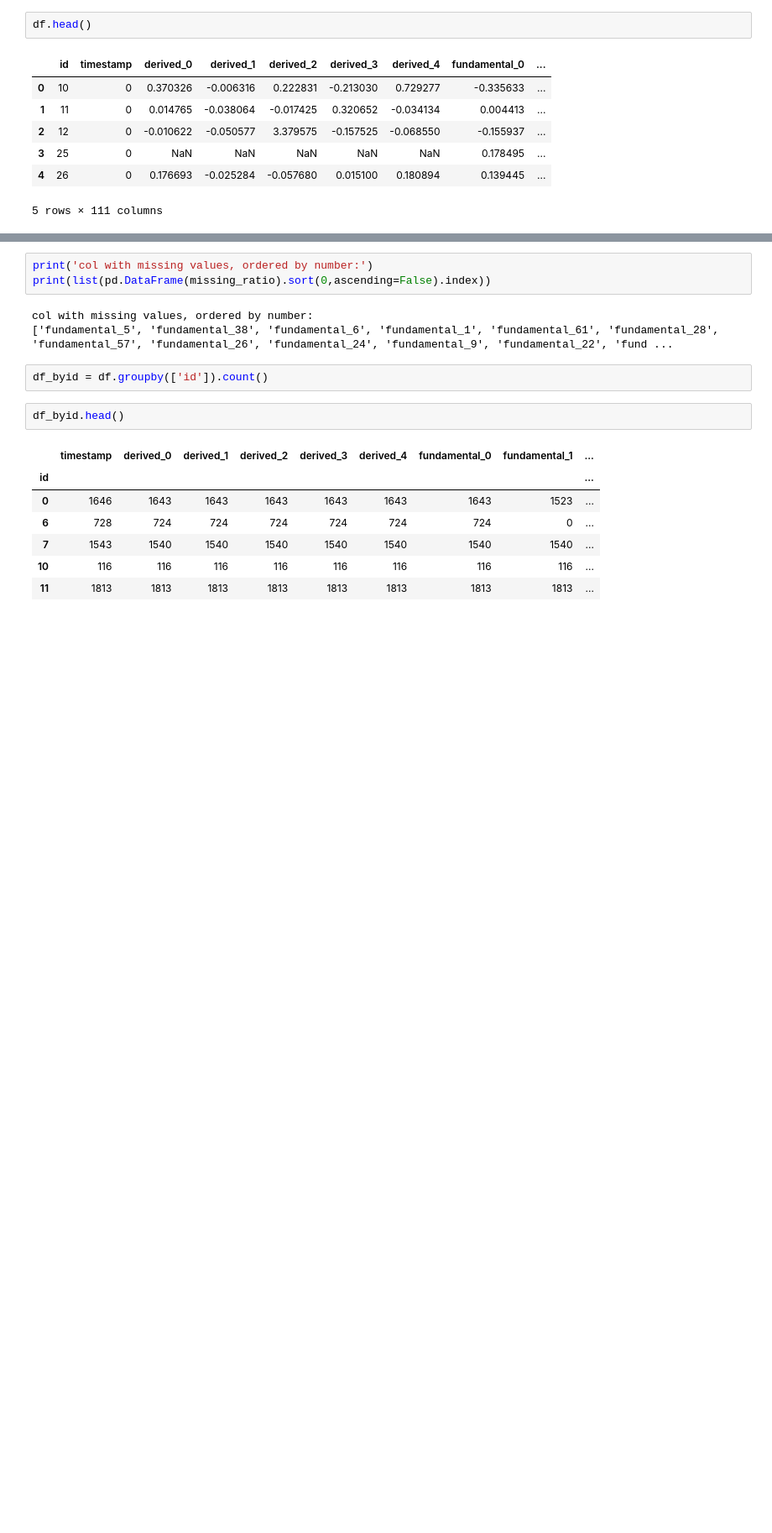
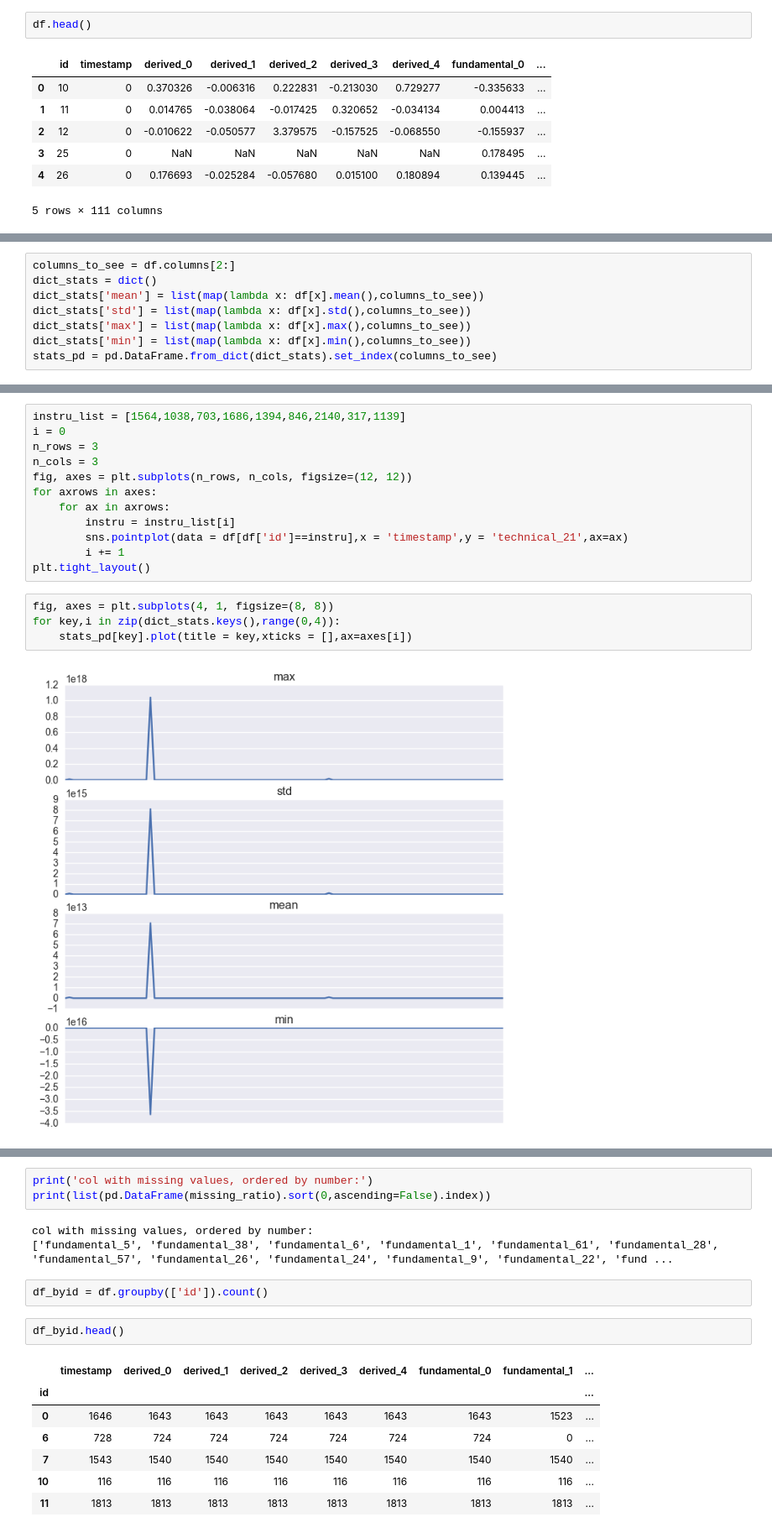
Before and after one commit to MiyainNYC/two-sigma-data-challenge, a Jupyter notebook: raw_script.ipynb, the cells around one changed output, grey strips where cells are left out. Shown at 84% size. Saved outputs shown, nothing was run; the diff lists cells and outputs as text; blank space fills up the shorter version.

```diff
--- a/raw_script.ipynb
+++ b/raw_script.ipynb
@@ -50,0 +41,8 @@ pd.DataFrame(missing_ratio).plot(kind = 'bar',rot = 130,figsize = (12,4),fontsiz
+# %%
+columns_to_see = df.columns[2:]
+dict_stats = dict()
+dict_stats['mean'] = list(map(lambda x: df[x].mean(),columns_to_see))
+dict_stats['std'] = list(map(lambda x: df[x].std(),columns_to_see))
+dict_stats['max'] = list(map(lambda x: df[x].max(),columns_to_see))
+dict_stats['min'] = list(map(lambda x: df[x].min(),columns_to_see))
+stats_pd = pd.DataFrame.from_dict(dict_stats).set_index(columns_to_see)
@@ -50,0 +122,18 @@ pd.DataFrame(missing_ratio).plot(kind = 'bar',rot = 130,figsize = (12,4),fontsiz
+# %%
+instru_list = [1564,1038,703,1686,1394,846,2140,317,1139]
+i = 0
+n_rows = 3
+n_cols = 3
+fig, axes = plt.subplots(n_rows, n_cols, figsize=(12, 12))
+for axrows in axes:
+    for ax in axrows:
+        instru = instru_list[i]
+        sns.pointplot(data = df[df['id']==instru],x = 'timestamp',y = 'technical_21',ax=ax)
+        i += 1
+plt.tight_layout()
+# %%
+fig, axes = plt.subplots(4, 1, figsize=(8, 8))
+for key,i in zip(dict_stats.keys(),range(0,4)):
+    stats_pd[key].plot(title = key,xticks = [],ax=axes[i])
+# %% [output]
+[figure, added]
```
Also changed, not shown: parts of 22 cells of this notebook.
